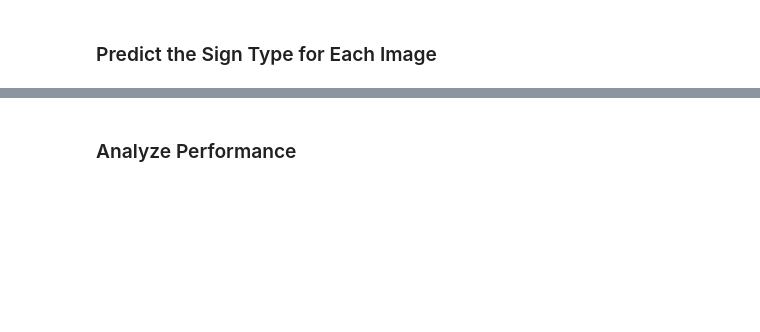
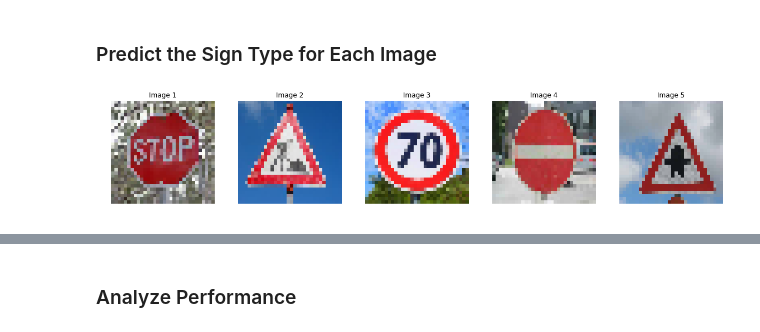
Before and after one commit to sethlsx/CarND-Traffic-Sign-Classifier-Project, a Jupyter notebook: Traffic_Sign_Classifier.ipynb, the cells around one changed output, grey strips where cells are left out. Cells and saved outputs as stored; diff of their text form; code cells hidden in the pictures; blank space fills up the shorter version.

```diff
--- a/Traffic_Sign_Classifier.ipynb
+++ b/Traffic_Sign_Classifier.ipynb
@@ -400,23 +400,27 @@ show_img(images)
 # %%
 ### Run the predictions here and use the model to output the prediction for each image.
 ### Make sure to pre-process the images with the same pre-processing pipeline used earlier.
 ### Feel free to use as many code cells as needed.
 
 #First we have to resize the images to (32, 32, 3)
 import skimage
 images32 = [skimage.transform.resize(image, (32, 32)) for image in images]
 
 #print(type(images32))
 images32_int = []
 for image in images32:
     #print(image.dtype)
     image = np.array(image)
-    image = image / np.max(image)
+    #print(np.max(image))
+    #print(np.min(image))
+    #image = image / np.max(image)
     image = image * 255
     image = np.uint8(image)
     images32_int.append(image)
 
 show_img(images32_int)
+# %% [output]
+[figure, added]
 # %%
 images32_int = np.array(images32_int)
 print(images32_int.shape)
```
Also changed, not shown: parts of 12 cells of this notebook, 8 other files.
